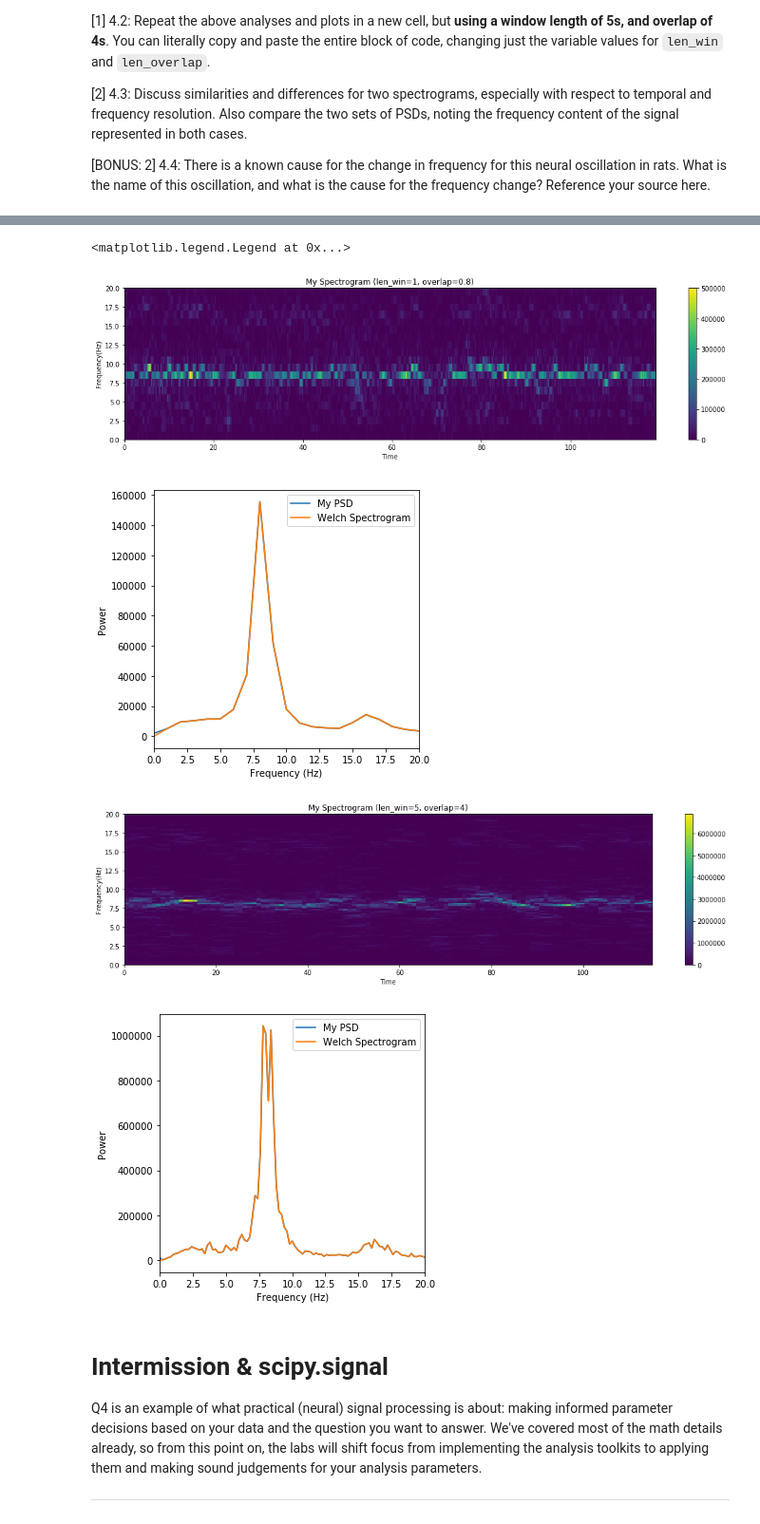
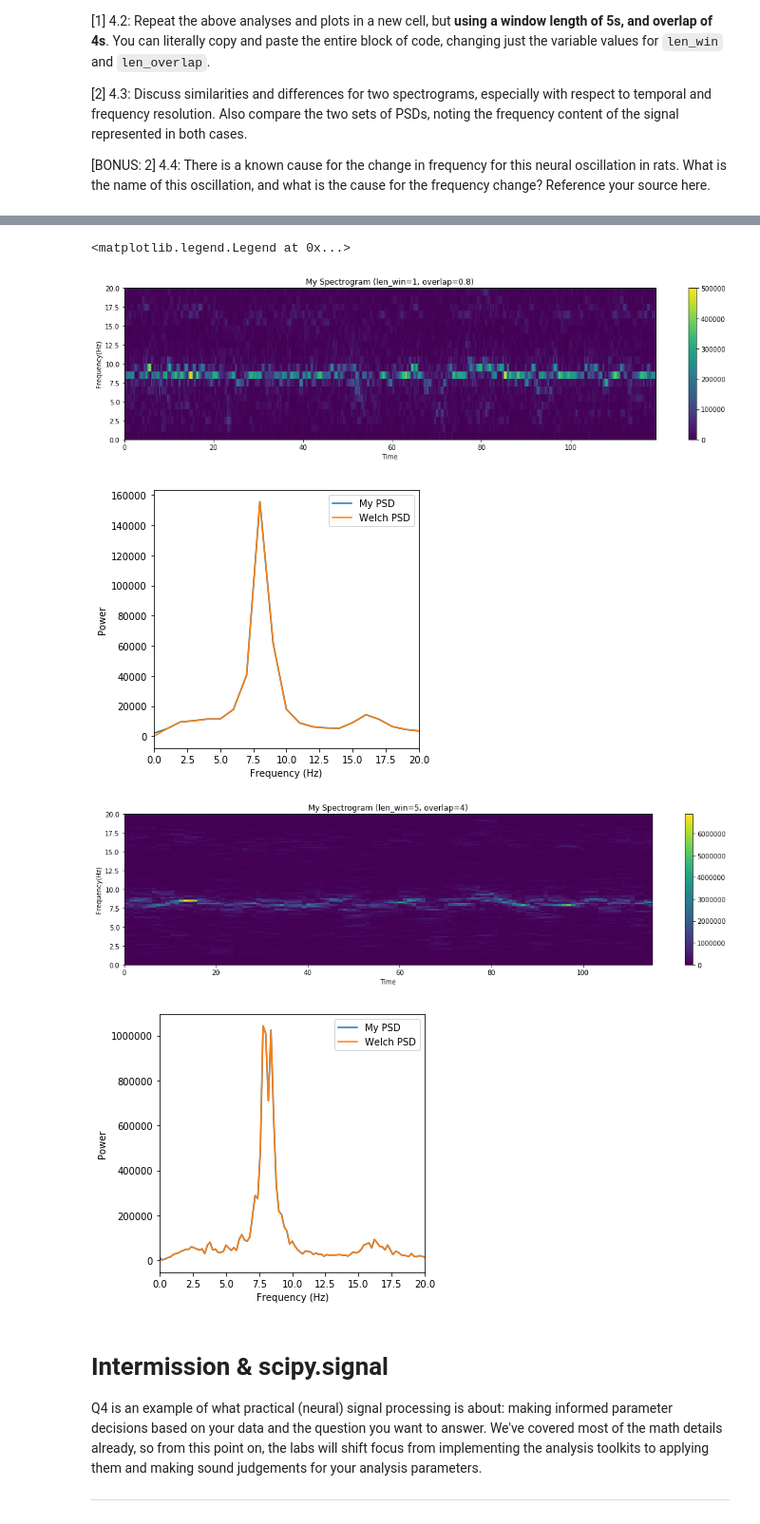
Before and after one commit to ylc020/COGS118C, a Jupyter notebook: Assignments/A3-TimeFrequencyFiltering.ipynb, the cells around one changed output, grey strips where cells are left out. Shown: that part at 95% size. Saved outputs shown, nothing was run; the diff lists cells and outputs as text; code cells hidden in the pictures.

```diff
--- a/Assignments/A3-TimeFrequencyFiltering.ipynb
+++ b/Assignments/A3-TimeFrequencyFiltering.ipynb
@@ -430,7 +423,7 @@ p_welch = p_welch*fs**2*len_win/2
 plt.figure(figsize=(5,5))
 #_YOUR_CODE_HERE
 plt.plot(f_stft, np.array(psd), label = 'My PSD')
-plt.plot(f_welch, p_welch, label='Welch Spectrogram')
+plt.plot(f_welch, p_welch, label='Welch PSD')
 plt.xlabel('Frequency (Hz)'); plt.ylabel('Power')
 plt.xlim([0,20])
 plt.legend()
@@ -441,37 +434,37 @@ len_win = 5 #_YOUR_CODE_HERE
 len_overlap = 4 #_YOUR_CODE_HERE
 f_stft, t_stft, stft = my_stft(lfp_short, fs, len_win, len_overlap) #_YOUR_CODE_HERE
 spg = np.abs(stft)**2 #_YOUR_CODE_HERE
 # psd = np.array([(x.real**2 + x.imag**2).mean() for x in stft]) #_YOUR_CODE_HERE
 
 psd = []
 for i in range(spg.shape[0]):
     avg = abs(spg[i]).mean()
     psd.append(avg)
 
 
 # use plot_spectrogram
 plot_spectrogram(spg, t_stft, f_stft, plot_db=False, freq_lims=[0,20])
 plt.title('My Spectrogram (len_win=5, overlap=4)')
 
 # computing welch's spectrogram for you
 f_welch, p_welch = signal.welch(lfp_short,fs,window='boxcar',nperseg=int(fs*len_win),noverlap=int(fs*len_overlap))
 # p_welch *= 0.5*len_win # again, undoing scipy's normalization
 p_welch = p_welch*fs**2*len_win/2
 
 # plot the PSDs
 plt.figure(figsize=(5,5))
 #_YOUR_CODE_HERE
 plt.plot(f_stft, np.array(psd), label = 'My PSD')
-plt.plot(f_welch, p_welch, label='Welch Spectrogram')
+plt.plot(f_welch, p_welch, label='Welch PSD')
 plt.xlabel('Frequency (Hz)'); plt.ylabel('Power')
 plt.xlim([0,20])
 plt.legend()
 # %% [output]
 <matplotlib.legend.Legend at 0x...>
 [figure]
-[figure, old version]
+[figure, new version]
 [figure]
-[figure, old version]
+[figure, new version]
 # %% [markdown]
 # Intermission & scipy.signal
 Q4 is an example of what practical (neural) signal processing is about: making informed parameter decisions based on your data and the question you want to answer. We've covered most of the math details already, so from this point on, the labs will shift focus from implementing the analysis toolkits to applying them and making sound judgements for your analysis parameters.
```
Also changed, not shown: parts of 5 cells of this notebook.
